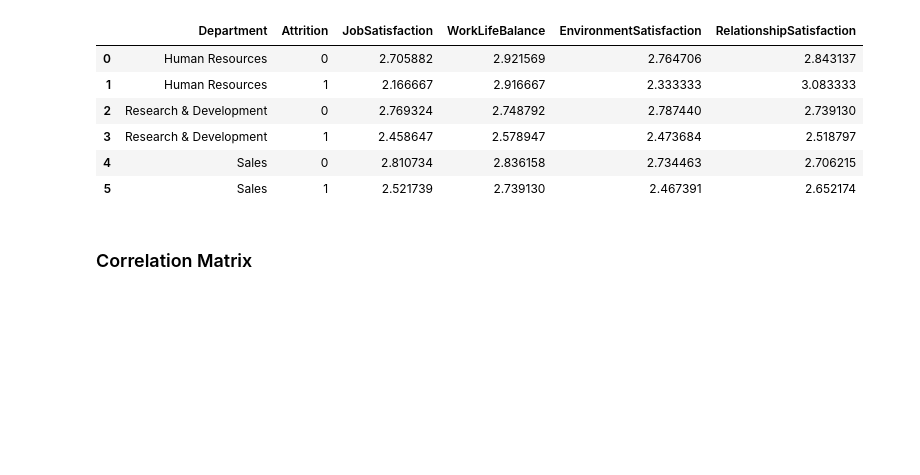
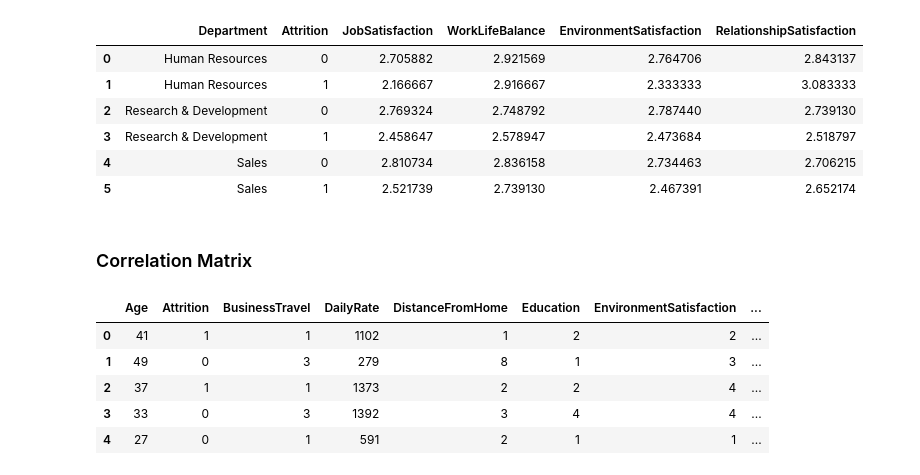
Before and after one commit to mlpost/Data-Projects, a Jupyter notebook: Kaggle HR Analytics/Predicting Attrition and Engagement/attritionAndEngagementAnalysis.ipynb, the cells around one changed output. Cells and saved outputs as stored; diff of their text form; code cells hidden in the pictures; blank space fills up the shorter version.

```diff
--- a/Kaggle HR Analytics/Predicting Attrition and Engagement/attritionAndEngagementAnalysis.ipynb
+++ b/Kaggle HR Analytics/Predicting Attrition and Engagement/attritionAndEngagementAnalysis.ipynb
@@ -292,3 +294,23 @@ hr_dummies = pd.get_dummies(hr_clean, columns=['BusinessTravel', 'OverTime','Dep
+# %%
+#Transform variables
+# map variables with order to numeric
+hr_dummies = hr_clean.copy()
+hr_dummies['Gender'] = hr_dummies['Gender'].apply(lambda x: 1 if x == 'Male' else 0)
+hr_dummies['OverTime'] = hr_dummies['OverTime'].apply(lambda x: 1 if x == 'Yes' else 0)
+hr_dummies['BusinessTravel'] = hr_dummies['BusinessTravel'].apply(lambda x: 0 if x == 'Non-Travel' else
+                                                                  1 if x == 'Travel_Rarely' else 3 )
+
+#Grab dummies for cat vars of interest
+hr_dummies = pd.get_dummies(hr_dummies, columns=['Department', 'MaritalStatus', 'JobRole', 'EducationField'], drop_first=True)
+
+hr_dummies.head()
+# %% [output]
+|  | Age | Attrition | BusinessTravel | DailyRate | DistanceFromHome | Education | EnvironmentSatisfaction | ... |
+| 0 | 41 | 1 | 1 | 1102 | 1 | 2 | 2 | ... |
+| 1 | 49 | 0 | 3 | 279 | 8 | 1 | 3 | ... |
+| 2 | 37 | 1 | 1 | 1373 | 2 | 2 | 4 | ... |
+| 3 | 33 | 0 | 3 | 1392 | 3 | 4 | 4 | ... |
+| 4 | 27 | 0 | 1 | 591 | 2 | 1 | 1 | ... |
 # %%
 #create pearson correlation heatmap of features
 corrs = hr_dummies.corr()
```
Also changed, not shown: parts of 33 cells of this notebook.
